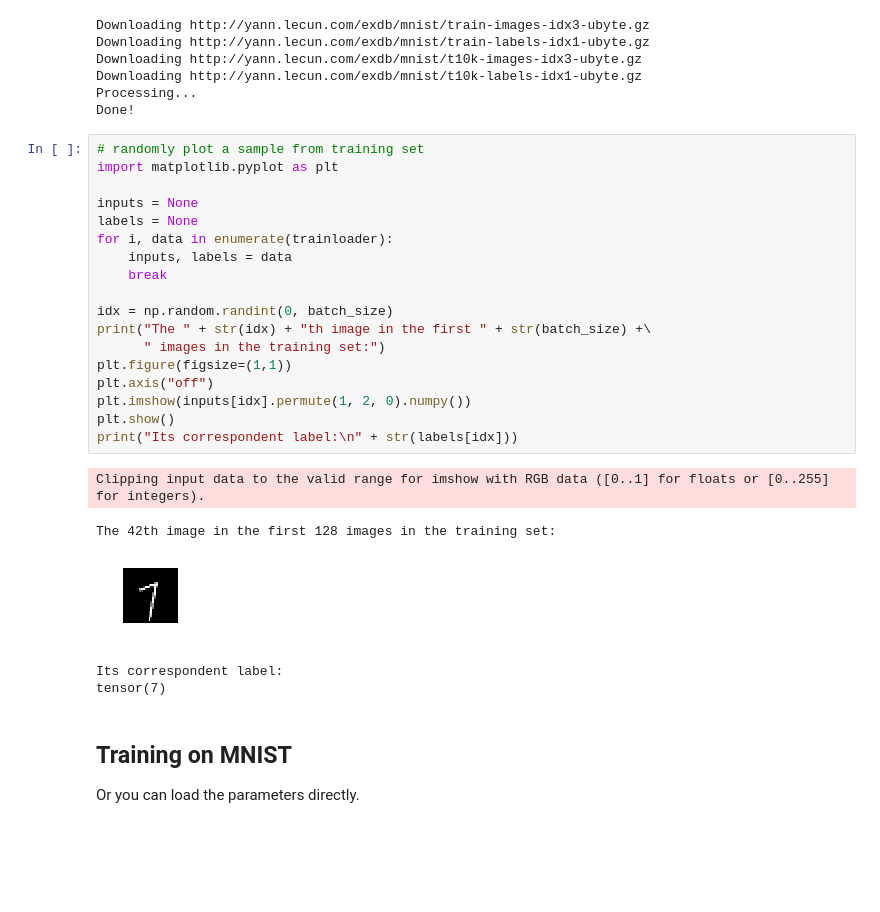
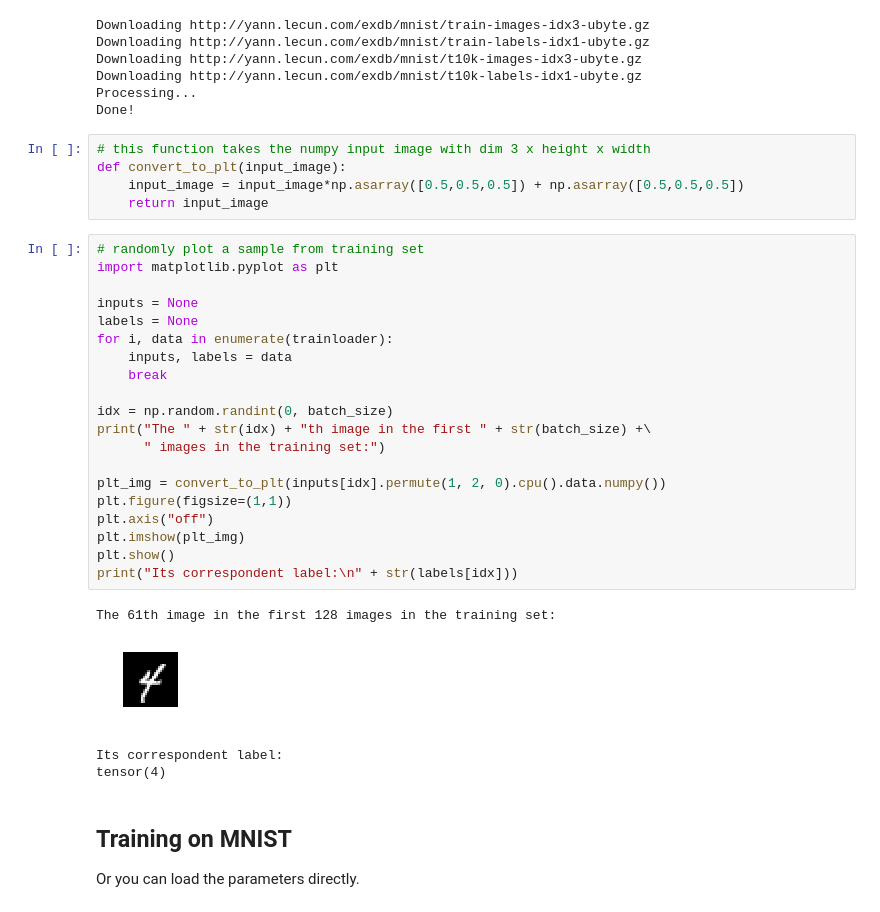
Before and after one commit to neoqy/DDA, a Jupyter notebook: MNIST_to_MNIST-M.ipynb, the cells around one changed output. Cells and saved outputs as stored; diff of their text form; blank space fills up the shorter version.

```diff
--- a/MNIST_to_MNIST-M.ipynb
+++ b/MNIST_to_MNIST-M.ipynb
@@ -113,30 +113,36 @@ Downloading http://yann.lecun.com/exdb/mnist/t10k-images-idx3-ubyte.gz
 Downloading http://yann.lecun.com/exdb/mnist/t10k-labels-idx1-ubyte.gz
 Processing...
 Done!
+# %%
+# this function takes the numpy input image with dim 3 x height x width
+def convert_to_plt(input_image):
+    input_image = input_image*np.asarray([0.5,0.5,0.5]) + np.asarray([0.5,0.5,0.5])
+    return input_image
 # %%
 # randomly plot a sample from training set
 import matplotlib.pyplot as plt
 
 inputs = None
 labels = None
 for i, data in enumerate(trainloader):
     inputs, labels = data
     break
 
 idx = np.random.randint(0, batch_size)
 print("The " + str(idx) + "th image in the first " + str(batch_size) +\
       " images in the training set:")
+
+plt_img = convert_to_plt(inputs[idx].permute(1, 2, 0).cpu().data.numpy())
 plt.figure(figsize=(1,1))
 plt.axis("off")
-plt.imshow(inputs[idx].permute(1, 2, 0).numpy())
+plt.imshow(plt_img)
 plt.show()
 print("Its correspondent label:\n" + str(labels[idx]))
 # %% [output]
-Clipping input data to the valid range for imshow with RGB data ([0..1] for floats or [0..255] for integers).
+The 61th image in the first 128 images in the training set:
+[figure, new version]
-The 42th image in the first 128 images in the training set:
+Its correspondent label:
+tensor(4)
-[figure, old version]
-Its correspondent label:
-tensor(7)
 # %% [markdown]
 ## Training on MNIST
 
```
Also changed, not shown: parts of 19 cells of this notebook.
